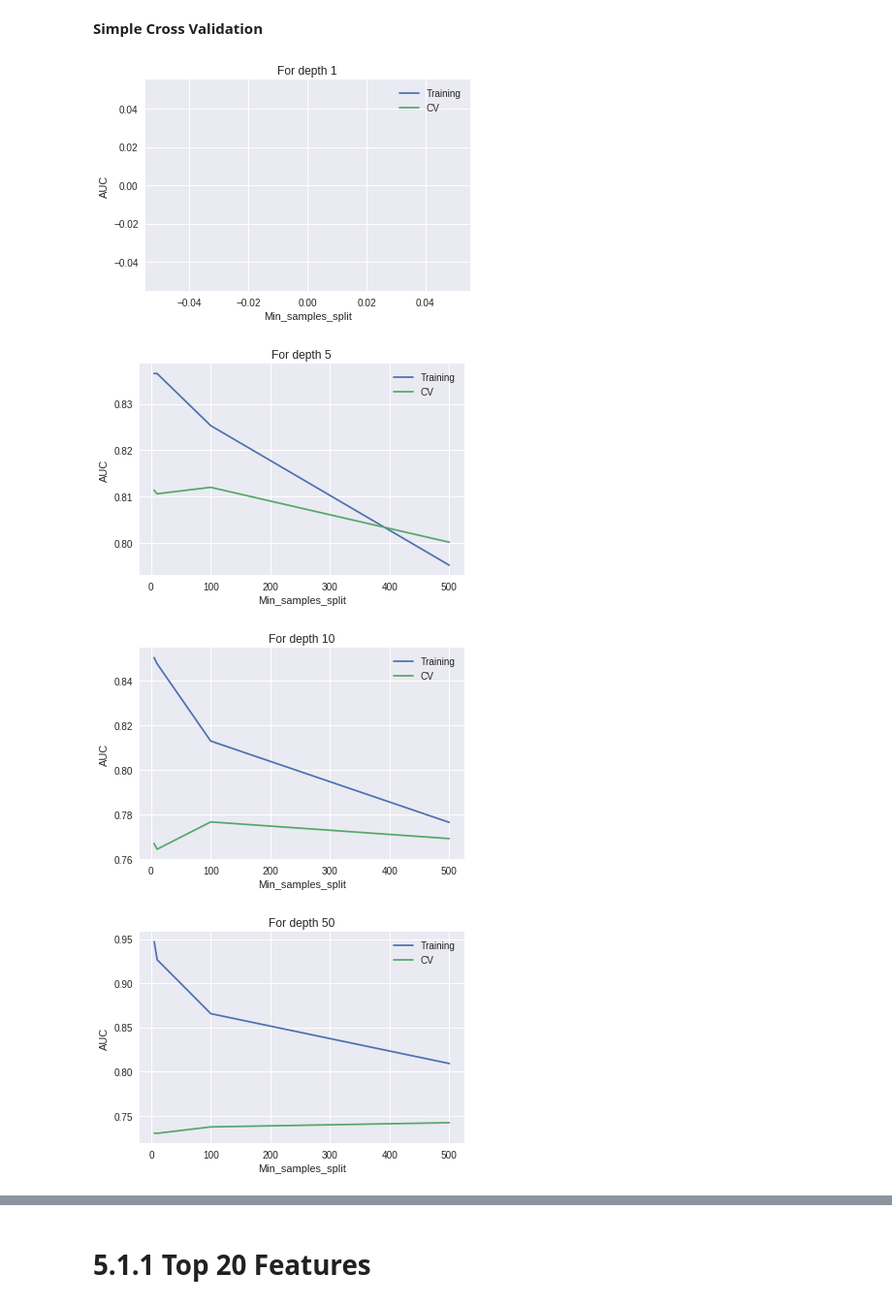
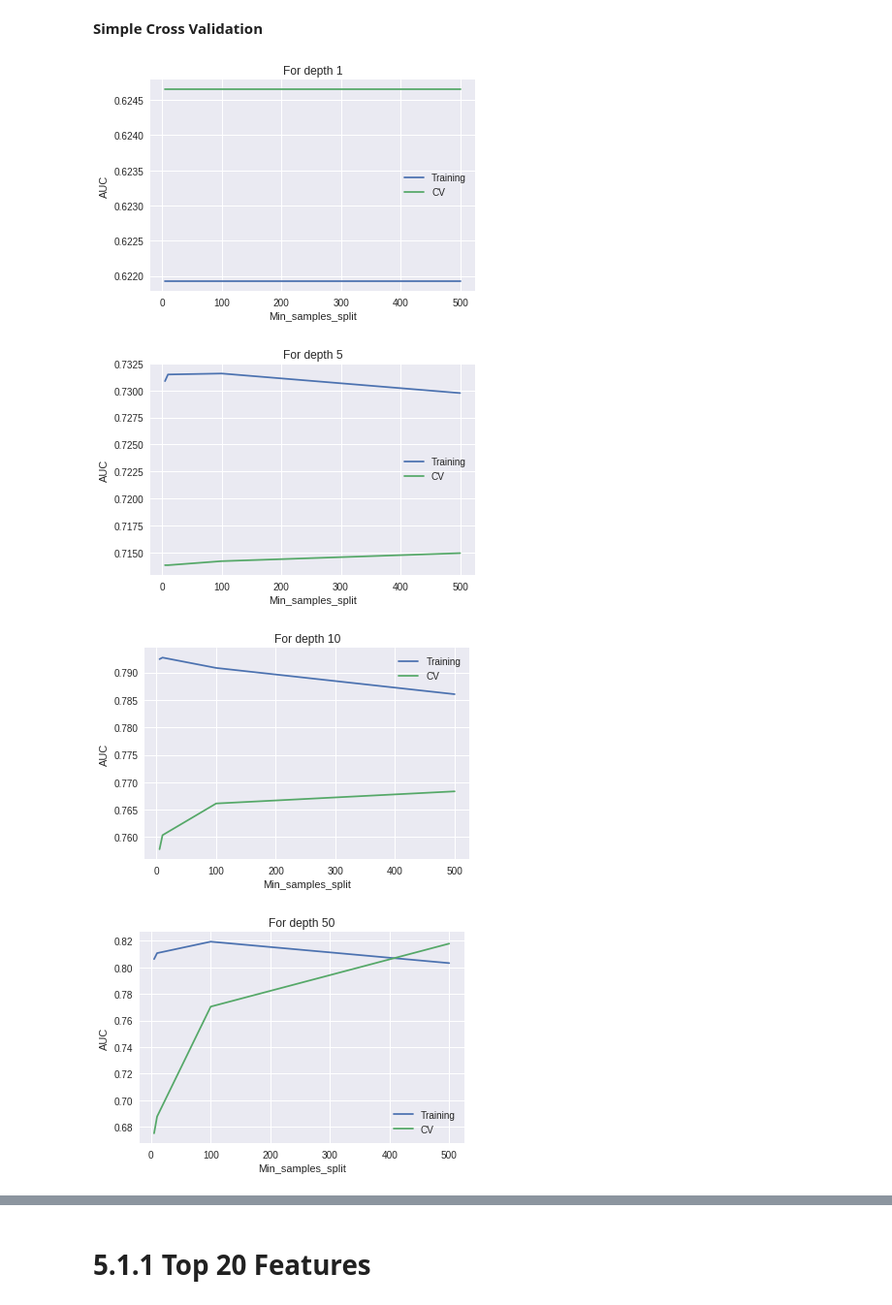
Before and after one commit to mitesh98/Amazon-Fine-Food-Review, a Jupyter notebook: DecisionTree.ipynb, the cells around one changed output, grey strips where cells are left out. Shown at 97% size. Cells and saved outputs as stored; diff of their text form; code cells hidden in the pictures.

```diff
--- a/DecisionTree.ipynb
+++ b/DecisionTree.ipynb
@@ -301,14 +297,19 @@ test_data=final_sorted_time['Cleaned_text'][70000:100000]
 # 4.1Bag of Words
 # %%
 count_vector=CountVectorizer()
-train_bows=count_vector.fit_transform(train_data)
+count_vector.fit(train_data)
+train_bows=count_vector.transform(train_data)
 cv_bows=count_vector.transform(cv_data)
+#Train_bows=count_vector.transform(Train_data)
+test_bows=count_vector.transform(test_data)
 # %% [markdown]
 # 4.2 TFIDF
 # %%
 tfidf_vector=TfidfVectorizer()
-train_tfidf=tfidf_vector.fit_transform(train_data)
+tfidf_vector.fit(train_data)
+train_tfidf=tfidf_vector.transform(train_data)
 cv_tfidf=tfidf_vector.transform(cv_data)
+test_tfidf=tfidf_vector.transform(test_data)
 # %% [markdown]
 # 4.3 Word2Vec
 # %%
@@ -502,32 +507,37 @@ Min_samples_split=[5, 10, 100, 500]
 # %%
 for d in Depth:
   AUC_training=[]
   AUC_cv=[]
   for m in Min_samples_split:
     clf=DecisionTreeClassifier(criterion='gini',min_samples_split=m,max_depth=d)
-    clf.fit(train_bows,y_train)
+    #clf.fit(train_bows,y_train)
+    calibarator=CalibratedClassifierCV(clf,cv=3,method='sigmoid')
+    calibarator.fit(train_tfidf,y_train)
 
     #Training Data
-    y_predict_train=clf.predict(train_bows)
-    fpr,tpr,thresholds=roc_curve(y_predict_train,y_train)
-    AUC_training.append(metrics.auc(fpr,tpr))
+    y_predict_training=calibarator.predict_proba(train_bows)
+    auc=roc_auc_score(y_train,y_predict_training[:,1])
+    AUC_training.append(auc)
 
     #CV Curve
-    y_predict_cv=clf.predict(cv_bows)
-    fpr, tpr, thresholds = roc_curve(y_predict_cv, y_cv)
-    AUC_cv.append(metrics.auc(fpr, tpr))
+    clf.fit(train_bows,y_train)
+    calibarator=CalibratedClassifierCV(clf,cv='prefit',method='sigmoid')
+    calibarator.fit(train_bows,y_train)
+    y_predict_cv=calibarator.predict_proba(cv_bows)
+    auc=roc_auc_score(y_cv,y_predict_cv[:,1])
+    AUC_cv.append(auc)
 
   #Plotting Graph
 
   plt.plot(Min_samples_split,AUC_training,label='Training')
   plt.plot(Min_samples_split,AUC_cv,label="CV")
   plt.ylabel('AUC')
   plt.xlabel('Min_samples_split')
   plt.title('For depth %d'%d)
   plt.legend()
   plt.show()
 # %% [output]
-[figure, old version]
+[figure, new version]
-[figure, old version]
+[figure, new version]
-[figure, old version]
+[figure, new version]
-[figure, old version]
+[figure, new version]
```
Also changed, not shown: parts of 36 cells of this notebook.
